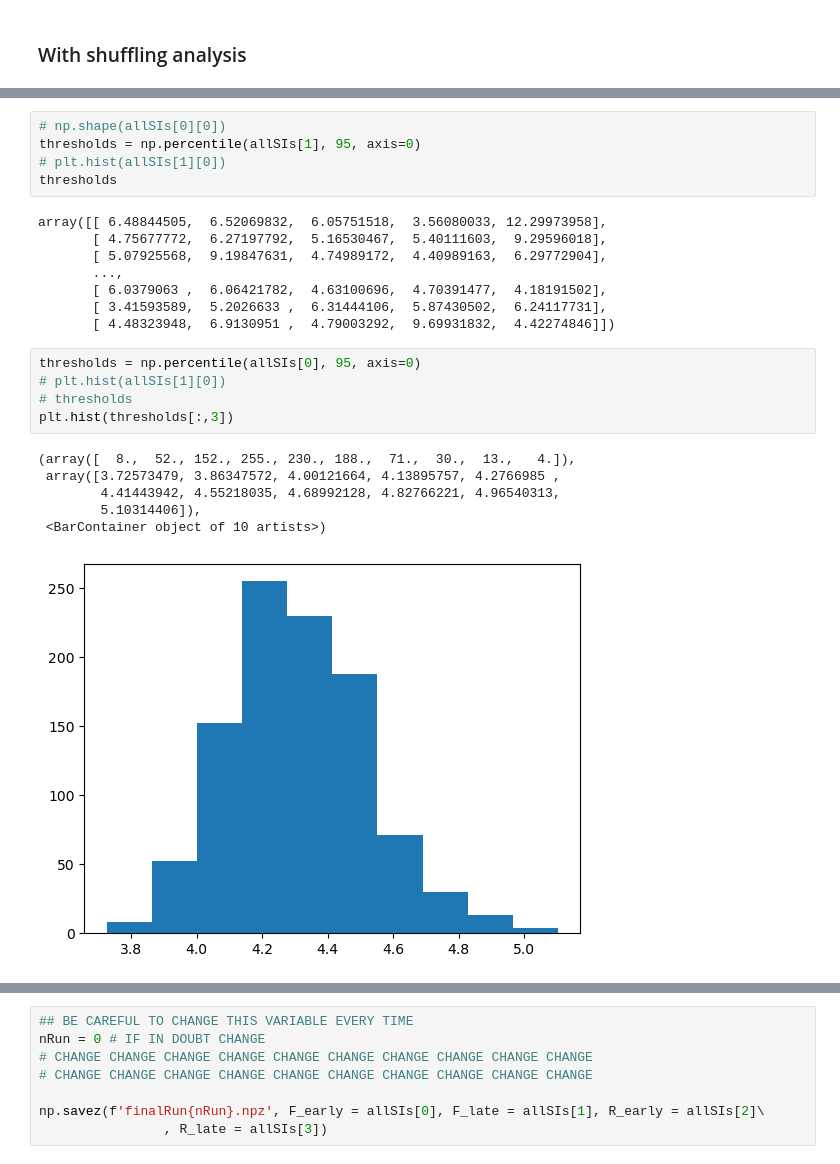
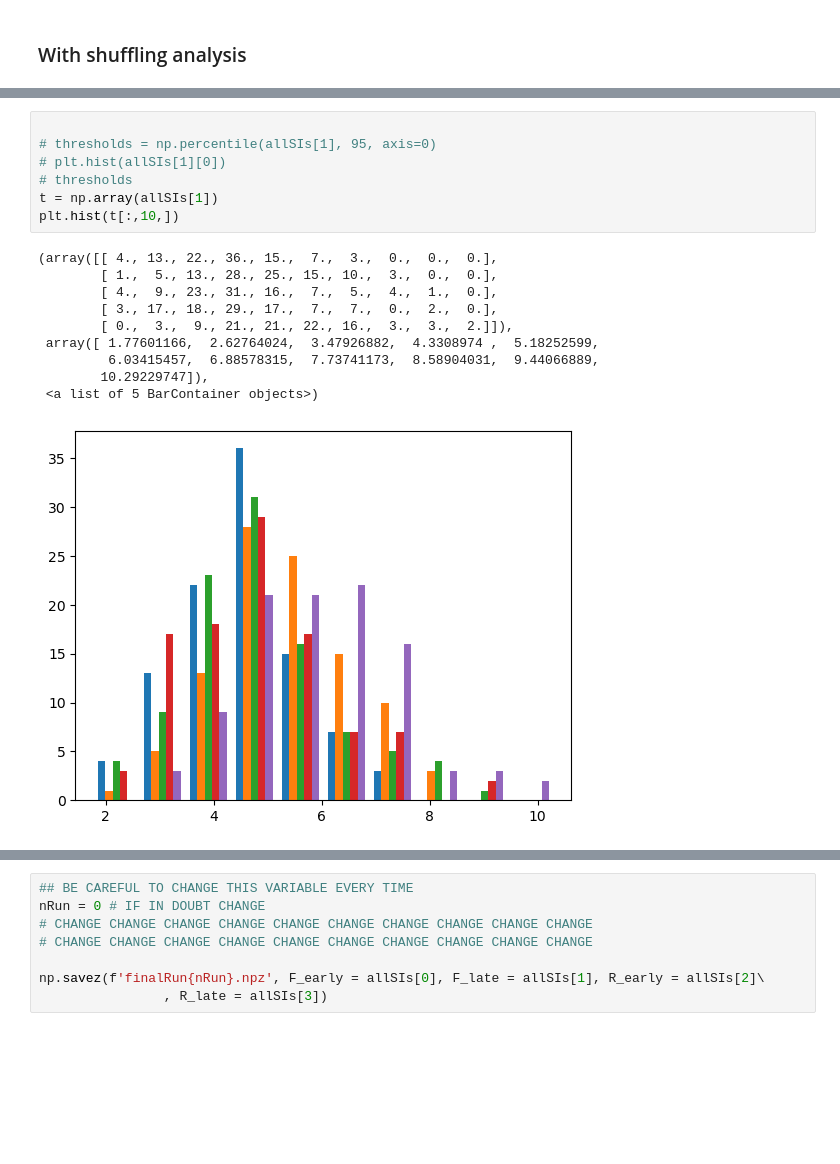
Before and after one commit to tarek-soubra/place-cell-project, a Jupyter notebook: rosegoldplot.ipynb, the cells around one changed output, grey strips where cells are left out. Drawn from its saved outputs; the diff is of its cells as text; blank space fills up the shorter version.

```diff
--- a/rosegoldplot.ipynb
+++ b/rosegoldplot.ipynb
@@ -135,25 +174,18 @@ for iteration in range(nShuffles):
 # %%
-# np.shape(allSIs[0][0])
-thresholds = np.percentile(allSIs[1], 95, axis=0)
+
+# thresholds = np.percentile(allSIs[1], 95, axis=0)
 # plt.hist(allSIs[1][0])
-thresholds
+# thresholds
+t = np.array(allSIs[1])
+plt.hist(t[:,10,])
 # %% [output]
-array([[ 6.48844505,  6.52069832,  6.05751518,  3.56080033, 12.29973958],
-       [ 4.75677772,  6.27197792,  5.16530467,  5.40111603,  9.29596018],
-       [ 5.07925568,  9.19847631,  4.74989172,  4.40989163,  6.29772904],
-       ...,
-       [ 6.0379063 ,  6.06421782,  4.63100696,  4.70391477,  4.18191502],
-       [ 3.41593589,  5.2026633 ,  6.31444106,  5.87430502,  6.24117731],
-       [ 4.48323948,  6.9130951 ,  4.79003292,  9.69931832,  4.42274846]])
+(array([[ 4., 13., 22., 36., 15.,  7.,  3.,  0.,  0.,  0.],
+        [ 1.,  5., 13., 28., 25., 15., 10.,  3.,  0.,  0.],
+        [ 4.,  9., 23., 31., 16.,  7.,  5.,  4.,  1.,  0.],
+        [ 3., 17., 18., 29., 17.,  7.,  7.,  0.,  2.,  0.],
+        [ 0.,  3.,  9., 21., 21., 22., 16.,  3.,  3.,  2.]]),
+ array([ 1.77601166,  2.62764024,  3.47926882,  4.3308974 ,  5.18252599,
+         6.03415457,  6.88578315,  7.73741173,  8.58904031,  9.44066889,
+        10.29229747]),
+ <a list of 5 BarContainer objects>)
+[figure, added]
-# %%
-thresholds = np.percentile(allSIs[0], 95, axis=0)
-# plt.hist(allSIs[1][0])
-# thresholds
-plt.hist(thresholds[:,3])
-# %% [output]
-(array([  8.,  52., 152., 255., 230., 188.,  71.,  30.,  13.,   4.]),
- array([3.72573479, 3.86347572, 4.00121664, 4.13895757, 4.2766985 ,
-        4.41443942, 4.55218035, 4.68992128, 4.82766221, 4.96540313,
-        5.10314406]),
- <BarContainer object of 10 artists>)
-[figure, removed]
```
Also changed, not shown: parts of 17 cells of this notebook.
